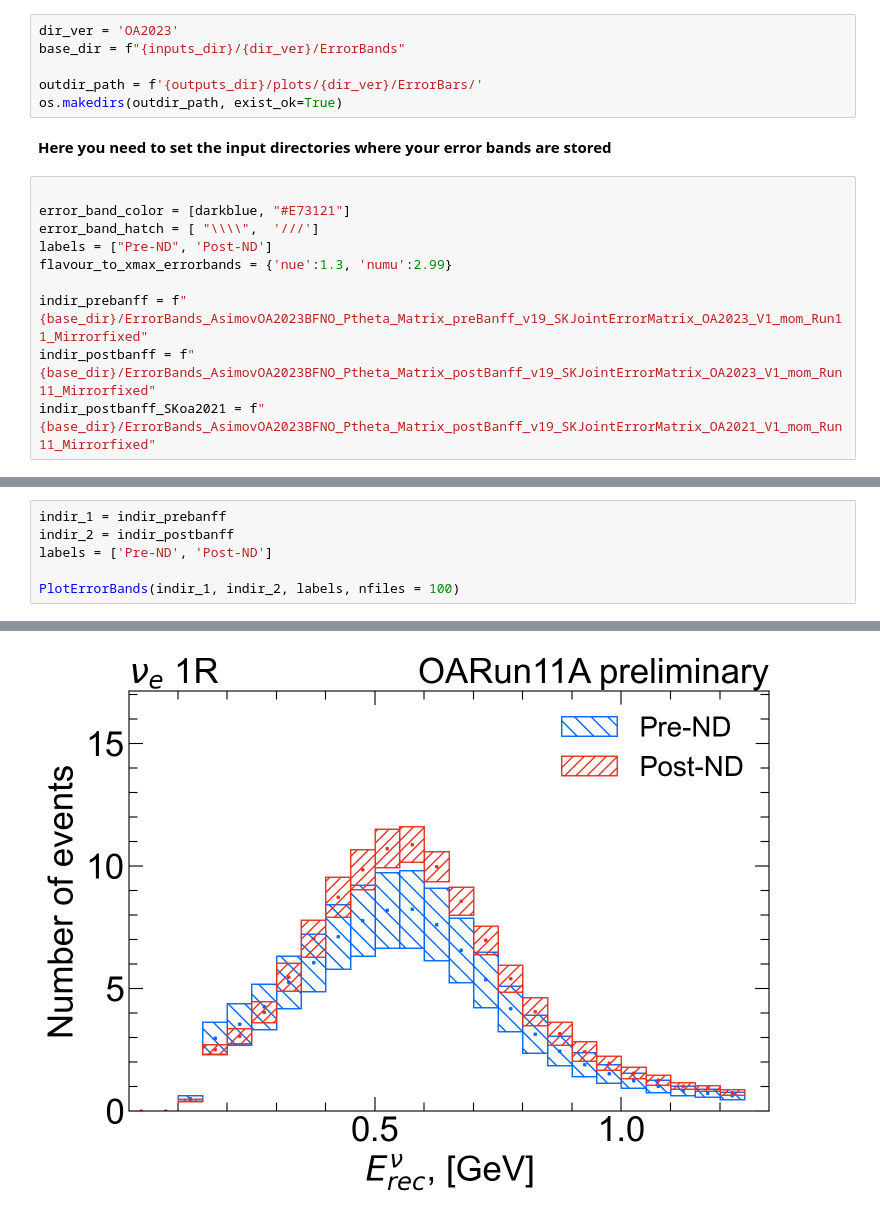
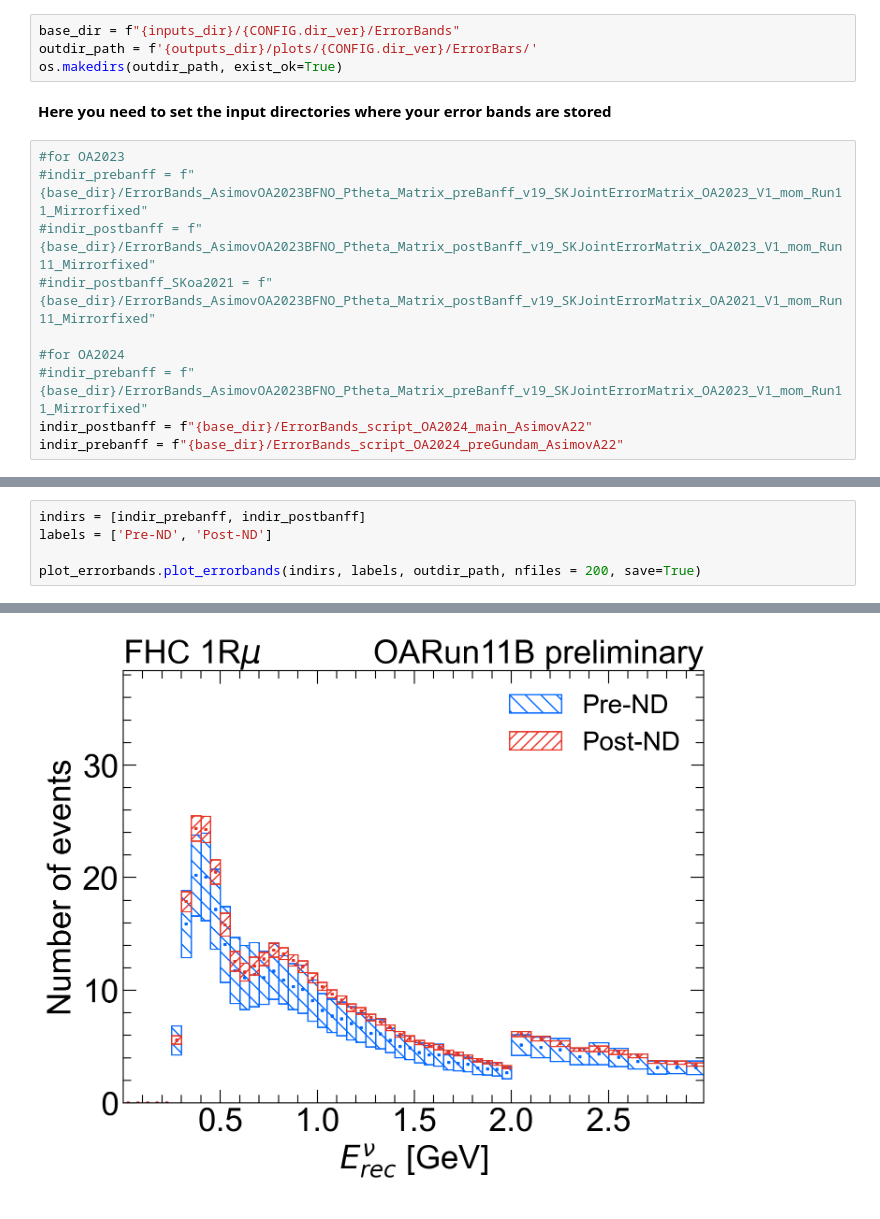
Before and after one commit to dcarabadjac/pythetatools, a Jupyter notebook: Notebooks/PlotErrorBands.ipynb, the cells around one changed output, grey strips where cells are left out. Drawn from its saved outputs; the diff is of its cells as text.

Commit message:
Improved the implementation of the error bars plotting

```diff
--- a/Notebooks/PlotErrorBands.ipynb
+++ b/Notebooks/PlotErrorBands.ipynb
@@ -21,20 +22,18 @@ plt.style.use(t2k_style)
 # %% [output]
 Welcome to JupyROOT 6.28/04
 # %%
-dir_ver = 'OA2023'
-base_dir = f"{inputs_dir}/{dir_ver}/ErrorBands"
-
-outdir_path = f'{outputs_dir}/plots/{dir_ver}/ErrorBars/'
+base_dir = f"{inputs_dir}/{CONFIG.dir_ver}/ErrorBands"
+outdir_path = f'{outputs_dir}/plots/{CONFIG.dir_ver}/ErrorBars/'
 os.makedirs(outdir_path, exist_ok=True)
 # %% [markdown]
 __Here you need to set the input directories where your error bands are stored__
 # %%
+#for OA2023
+#indir_prebanff = f"{base_dir}/ErrorBands_AsimovOA2023BFNO_Ptheta_Matrix_preBanff_v19_SKJointErrorMatrix_OA2023_V1_mom_Run11_Mirrorfixed"
+#indir_postbanff = f"{base_dir}/ErrorBands_AsimovOA2023BFNO_Ptheta_Matrix_postBanff_v19_SKJointErrorMatrix_OA2023_V1_mom_Run11_Mirrorfixed"
+#indir_postbanff_SKoa2021 = f"{base_dir}/ErrorBands_AsimovOA2023BFNO_Ptheta_Matrix_postBanff_v19_SKJointErrorMatrix_OA2021_V1_mom_Run11_Mirrorfixed"
 
-error_band_color = [darkblue, "#E73121"]
-error_band_hatch = [ "\\\\",  '///']
-labels = ["Pre-ND", 'Post-ND']
-flavour_to_xmax_errorbands = {'nue':1.3, 'numu':2.99}
-
-indir_prebanff = f"{base_dir}/ErrorBands_AsimovOA2023BFNO_Ptheta_Matrix_preBanff_v19_SKJointErrorMatrix_OA2023_V1_mom_Run11_Mirrorfixed"
-indir_postbanff = f"{base_dir}/ErrorBands_AsimovOA2023BFNO_Ptheta_Matrix_postBanff_v19_SKJointErrorMatrix_OA2023_V1_mom_Run11_Mirrorfixed"
-indir_postbanff_SKoa2021 = f"{base_dir}/ErrorBands_AsimovOA2023BFNO_Ptheta_Matrix_postBanff_v19_SKJointErrorMatrix_OA2021_V1_mom_Run11_Mirrorfixed"
+#for OA2024
+#indir_prebanff = f"{base_dir}/ErrorBands_AsimovOA2023BFNO_Ptheta_Matrix_preBanff_v19_SKJointErrorMatrix_OA2023_V1_mom_Run11_Mirrorfixed"
+indir_postbanff = f"{base_dir}/ErrorBands_script_OA2024_main_AsimovA22"
+indir_prebanff = f"{base_dir}/ErrorBands_script_OA2024_preGundam_AsimovA22"
@@ -116,7 +40,6 @@ def PlotErrorBands(indir_1, indir_2, labels, group='all', nfiles = 100, save=Tru
 # %%
-indir_1 = indir_prebanff
-indir_2 = indir_postbanff
+indirs = [indir_prebanff, indir_postbanff]
 labels = ['Pre-ND', 'Post-ND']
 
-PlotErrorBands(indir_1, indir_2, labels, nfiles = 100)
+plot_errorbands.plot_errorbands(indirs, labels, outdir_path, nfiles = 200, save=True)
 # %% [output]
@@ -129 +46 @@ The PostScript backend does not support transparency; partially transparent arti
-[figure, old version]
+[figure, new version]
```
Also changed, not shown: parts of 5 cells of this notebook, 1 other file.
